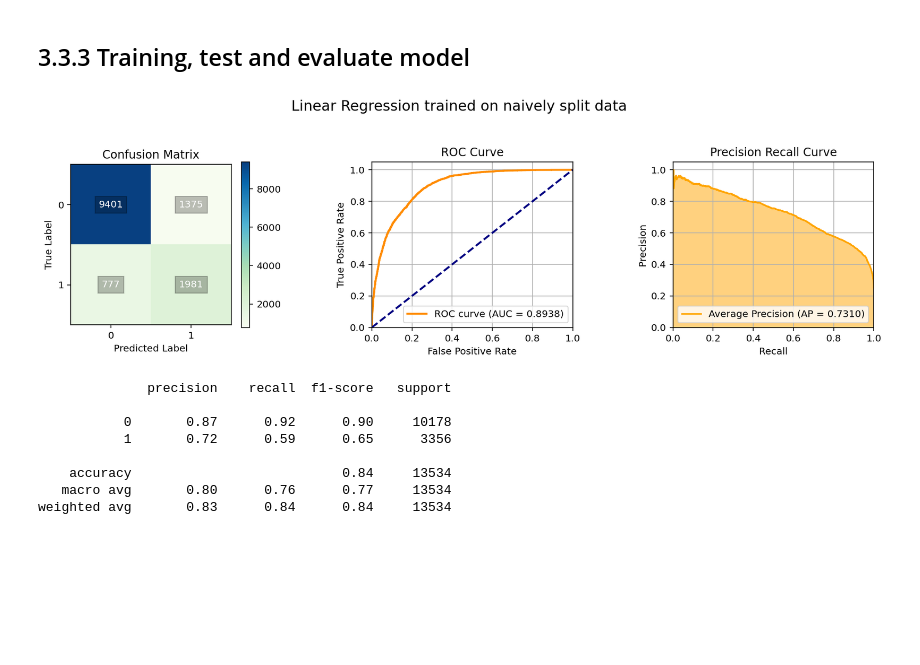
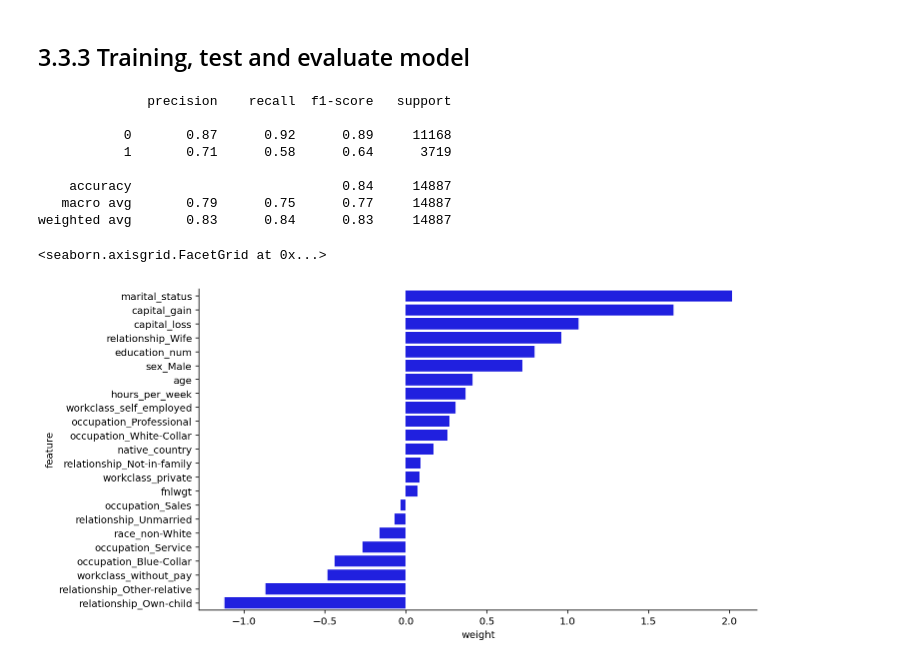
Before and after one commit to atharvat80/Bias-in-AI-CW-2020-21, a Jupyter notebook: coursework.ipynb, the cells around one changed output. Cells and saved outputs as stored; diff of their text form; code cells hidden in the pictures; blank space fills up the shorter version.

```diff
--- a/coursework.ipynb
+++ b/coursework.ipynb
@@ -370,7 +364,7 @@ data
 enc_columns = ['workclass', 'occupation', 'relationship', 'sex', 'race']
 X = data.drop(['salary'], axis=1)
 y = data['salary']
-X_train, X_test, y_train, y_test = train_test_split(X, y, test_size=0.3, random_state=42, stratify=y)
+X_train, X_test, y_train, y_test = train_test_split(X, y, test_size=0.33, random_state=42, shuffle=True)
 X_train_enc = pd.get_dummies(X_train, columns=enc_columns, drop_first=True)
 X_test_enc = pd.get_dummies(X_test, columns=enc_columns, drop_first=True)
 # %% [markdown]
@@ -378,14 +372,21 @@ X_test_enc = pd.get_dummies(X_test, columns=enc_columns, drop_first=True)
 # %%
 clf = LogisticRegression(random_state=42, max_iter=500)
 clf.fit(X_train_enc, y_train)
-evaluate(clf, X_test_enc, y_test, 'Linear Regression trained on naively split data')
+print(classification_report(y_test, clf.predict(X_test_enc)))
 # %% [output]
-[figure, removed]
               precision    recall  f1-score   support
 
-           0       0.87      0.92      0.90     10178
-           1       0.72      0.59      0.65      3356
+           0       0.87      0.92      0.89     11168
+           1       0.71      0.58      0.64      3719
 
-    accuracy                           0.84     13534
-   macro avg       0.80      0.76      0.77     13534
-weighted avg       0.83      0.84      0.84     13534
+    accuracy                           0.84     14887
+   macro avg       0.79      0.75      0.77     14887
+weighted avg       0.83      0.84      0.83     14887
+# %%
+feat_imp = pd.DataFrame(clf.coef_[0], columns=['weight'])
+feat_imp['feature'] = X_test_enc.columns
+feat_imp = feat_imp.sort_values(by=['weight'], ascending=False)
+sns.catplot(x="weight", y="feature", data=feat_imp, kind="bar", color='b', aspect=2, height=5)
+# %% [output]
+<seaborn.axisgrid.FacetGrid at 0x...>
+[figure, added]
```
Also changed, not shown: parts of 36 cells of this notebook.
